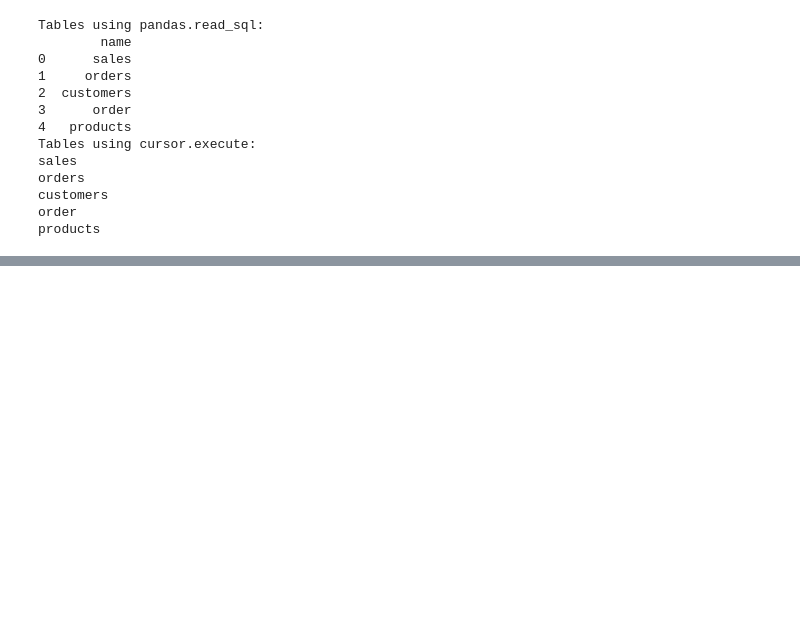
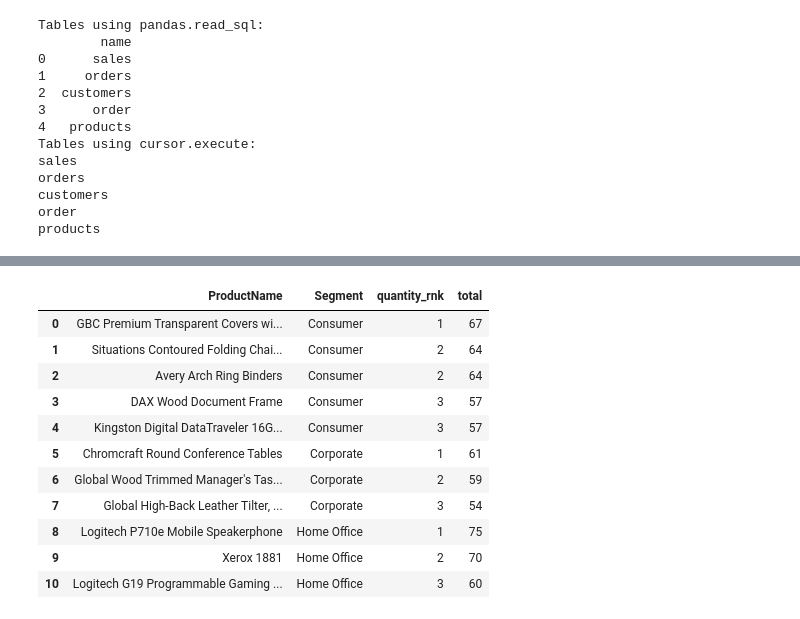
Before and after one commit to Rojhak/BI_analysis, a Jupyter notebook: bi_database.ipynb, the cells around one changed output, grey strips where cells are left out. Saved outputs shown, nothing was run; the diff lists cells and outputs as text; code cells hidden in the pictures; blank space fills up the shorter version.

```diff
--- a/bi_database.ipynb
+++ b/bi_database.ipynb
@@ -248,0 +345,29 @@ OperationalError: near "order": syntax error
+# %%
+#What are the 3 best-seller products in each product segment? (Quantity-wise)
+sql_query = """
+with cte as (
+    SELECT
+        s.ProductID,
+        cst.Segment,
+        s.Sales,
+        dense_rank()OVER( partition by cst.segment ORDER BY sum(s.Quantity) DESC) AS quantity_rnk,
+        sum(s.Quantity) as total
+    FROM Sales s
+    JOIN Orders o ON s.OrderID = o.OrderID
+    JOIN Customers cst ON o.CustomerID = cst.CustomerID group by s.ProductID )
+    select p.ProductName, c.Segment, c.quantity_rnk, c.total from cte c join products p on c.ProductID=p.ProductID where quantity_rnk <=3
+   """
+pd.read_sql(sql_query, conn)
+# %% [output]
+|  | ProductName | Segment | quantity_rnk | total |
+| 0 | GBC Premium Transparent Covers wi... | Consumer | 1 | 67 |
+| 1 | Situations Contoured Folding Chai... | Consumer | 2 | 64 |
+| 2 | Avery Arch Ring Binders | Consumer | 2 | 64 |
+| 3 | DAX Wood Document Frame | Consumer | 3 | 57 |
+| 4 | Kingston Digital DataTraveler 16G... | Consumer | 3 | 57 |
+| 5 | Chromcraft Round Conference Tables | Corporate | 1 | 61 |
+| 6 | Global Wood Trimmed Manager's Tas... | Corporate | 2 | 59 |
+| 7 | Global High-Back Leather Tilter, ... | Corporate | 3 | 54 |
+| 8 | Logitech P710e Mobile Speakerphone | Home Office | 1 | 75 |
+| 9 | Xerox 1881 | Home Office | 2 | 70 |
+| 10 | Logitech G19 Programmable Gaming ... | Home Office | 3 | 60 |
```
Also changed, not shown: parts of 14 cells of this notebook, 2 other files.
